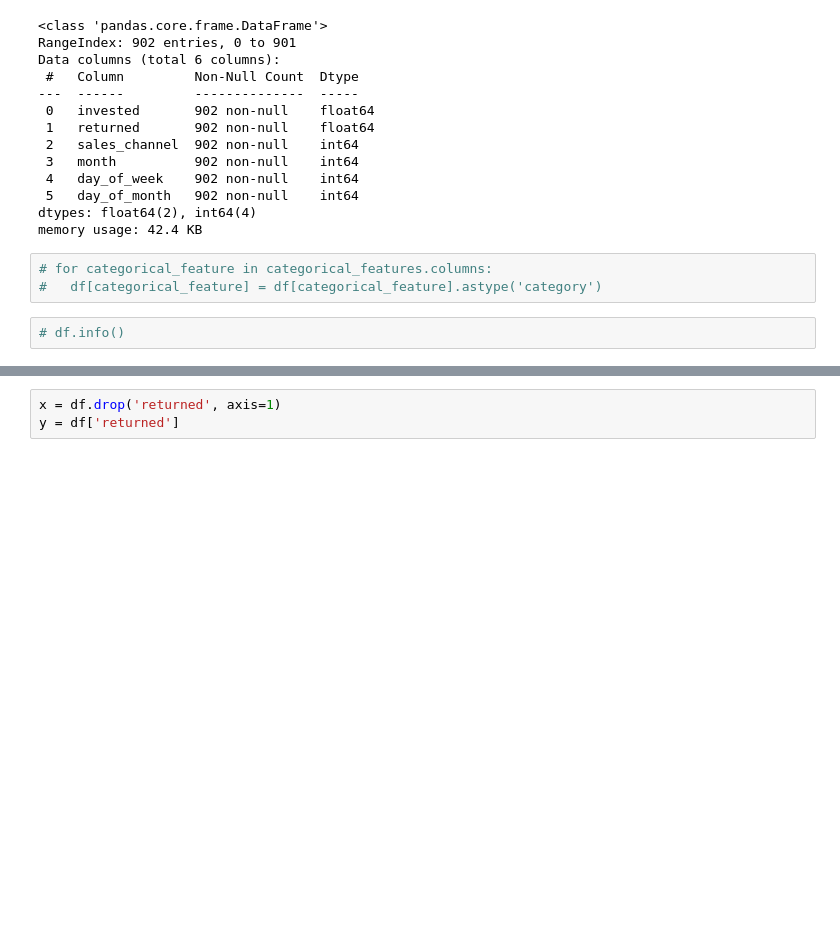
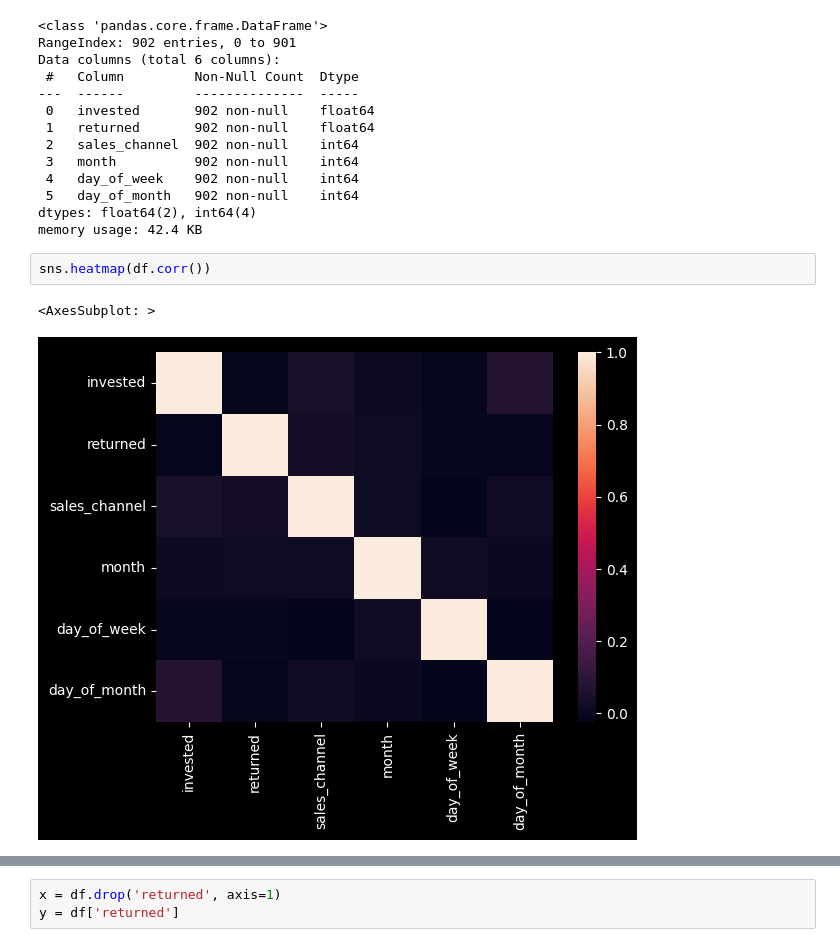
Before and after one commit to eduardochaves1/marketing-campaign, a Jupyter notebook: assets/ML_MODEL.ipynb, the cells around one changed output, grey strips where cells are left out. Cells and saved outputs as stored; diff of their text form; blank space fills up the shorter version.

```diff
--- a/assets/ML_MODEL.ipynb
+++ b/assets/ML_MODEL.ipynb
@@ -123,8 +126,8 @@ Data columns (total 6 columns):
  5   day_of_month   902 non-null    int64
 dtypes: float64(2), int64(4)
 memory usage: 42.4 KB
-# %%
-# for categorical_feature in categorical_features.columns:
-#   df[categorical_feature] = df[categorical_feature].astype('category')
-# %%
-# df.info()
+# %%
+sns.heatmap(df.corr())
+# %% [output]
+<AxesSubplot: >
+[figure, added]
```
Also changed, not shown: parts of 18 cells of this notebook.
